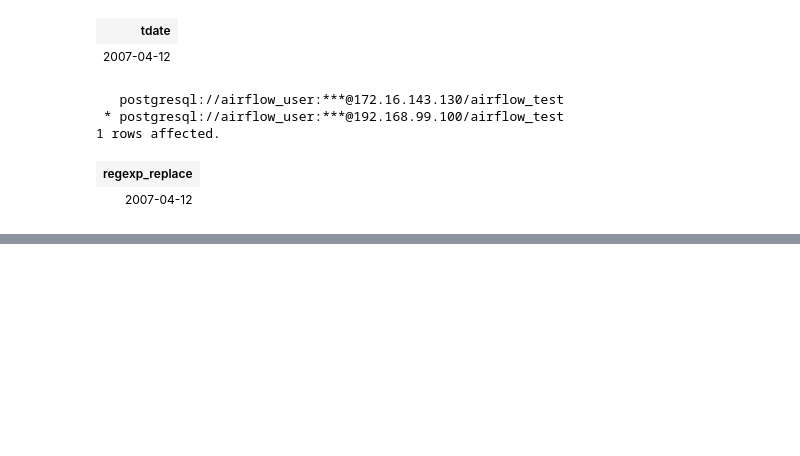
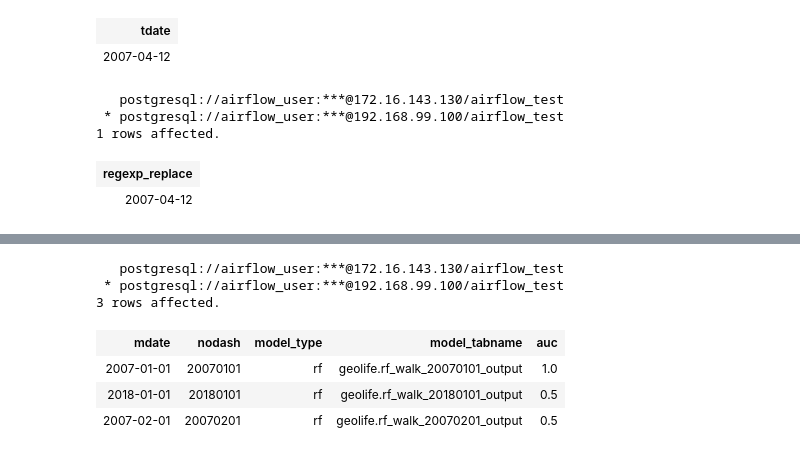
Before and after one commit to adityavp90/gpdb-airflow, a Jupyter notebook: python-notebooks/Inference.ipynb, the cells around one changed output, grey strips where cells are left out. Saved outputs shown, nothing was run; the diff lists cells and outputs as text; code cells hidden in the pictures; blank space fills up the shorter version.

```diff
--- a/python-notebooks/Inference.ipynb
+++ b/python-notebooks/Inference.ipynb
@@ -499,3 +499,14 @@ where label is NULL
  * postgresql://airflow_user:***@192.168.99.100/airflow_test
 0 rows affected.
 | id | value_avg_feature_name_distance_m... | value_avg_feature_name_distance_m... | value_avg_feature_name_distance_m... | value_avg_feature_name_distance_m... | ... |
+# %%
+%%sql
+select * from geolife.models_metadata
+# %% [output]
+   postgresql://airflow_user:***@172.16.143.130/airflow_test
+ * postgresql://airflow_user:***@192.168.99.100/airflow_test
+3 rows affected.
+| mdate | nodash | model_type | model_tabname | auc |
+| 2007-01-01 | 20070101 | rf | geolife.rf_walk_20070101_output | 1.0 |
+| 2018-01-01 | 20180101 | rf | geolife.rf_walk_20180101_output | 0.5 |
+| 2007-02-01 | 20070201 | rf | geolife.rf_walk_20070201_output | 0.5 |
```
Also changed, not shown: parts of 2 cells of this notebook, 3 other files.
